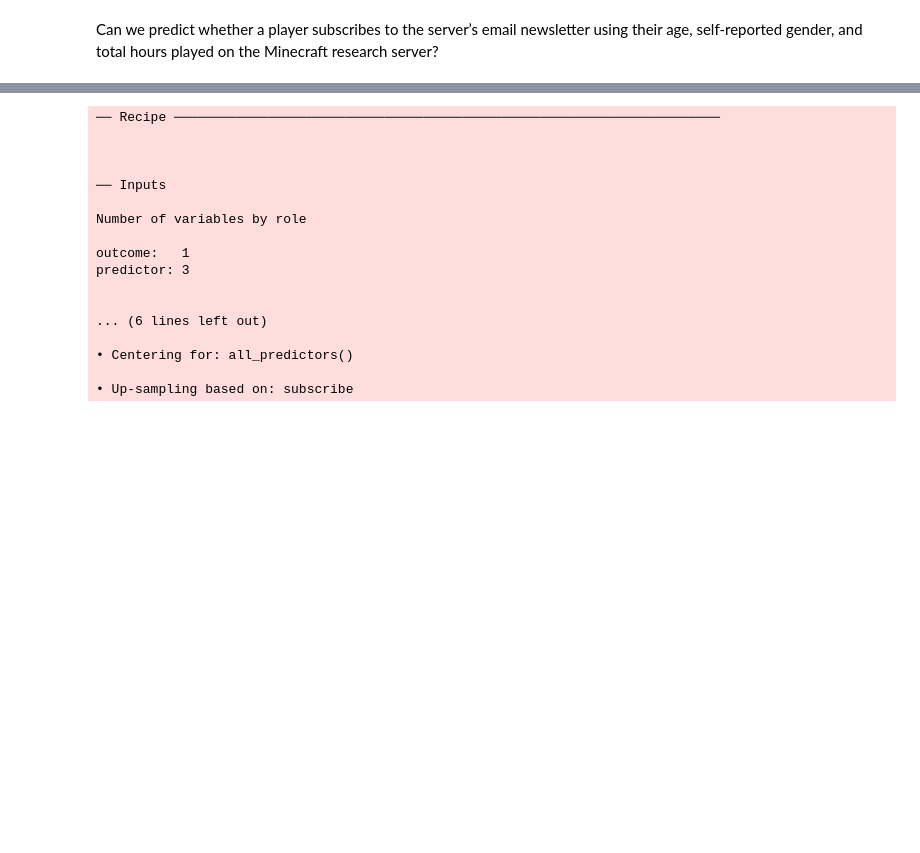
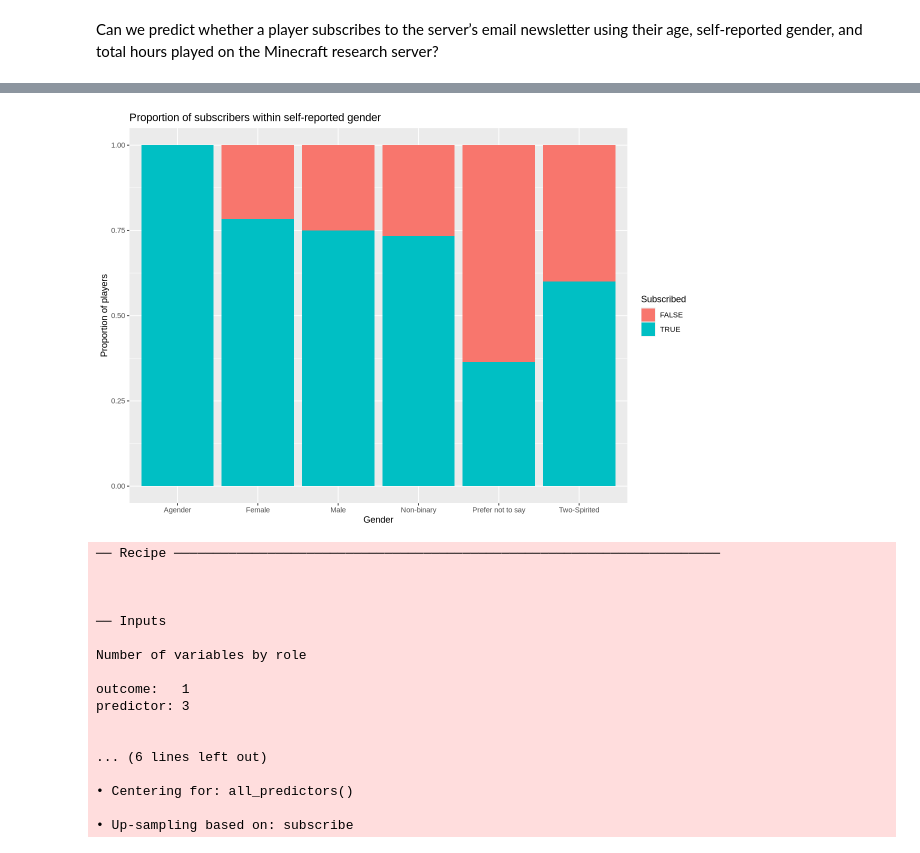
Before and after one commit to vanessapan07/dsci-project-009-19, a Jupyter notebook: final project.ipynb, the cells around one changed output, grey strips where cells are left out. Saved outputs shown, nothing was run; the diff lists cells and outputs as text; code cells hidden in the pictures; blank space fills up the shorter version.

```diff
--- a/final project.ipynb
+++ b/final project.ipynb
@@ -60,3 +74,15 @@ A tibble: 194 × 7
+# %%
+players_clean_viz |>
+    ggplot(aes(x = gender, fill = subscribe))+
+    geom_bar(position = "fill") +
+    labs(
+        title = "Proportion of subscribers within self-reported gender",
+        x = "Gender",
+        y = "Proportion of players",
+        fill = "Subscribed"
+        )
+# %% [output]
+[figure, added]
 # %%
 set.seed(3456)
 player_split <- initial_split(players_clean, prop = 0.75, strata = subscribe)
```
Also changed, not shown: parts of 11 cells of this notebook.
